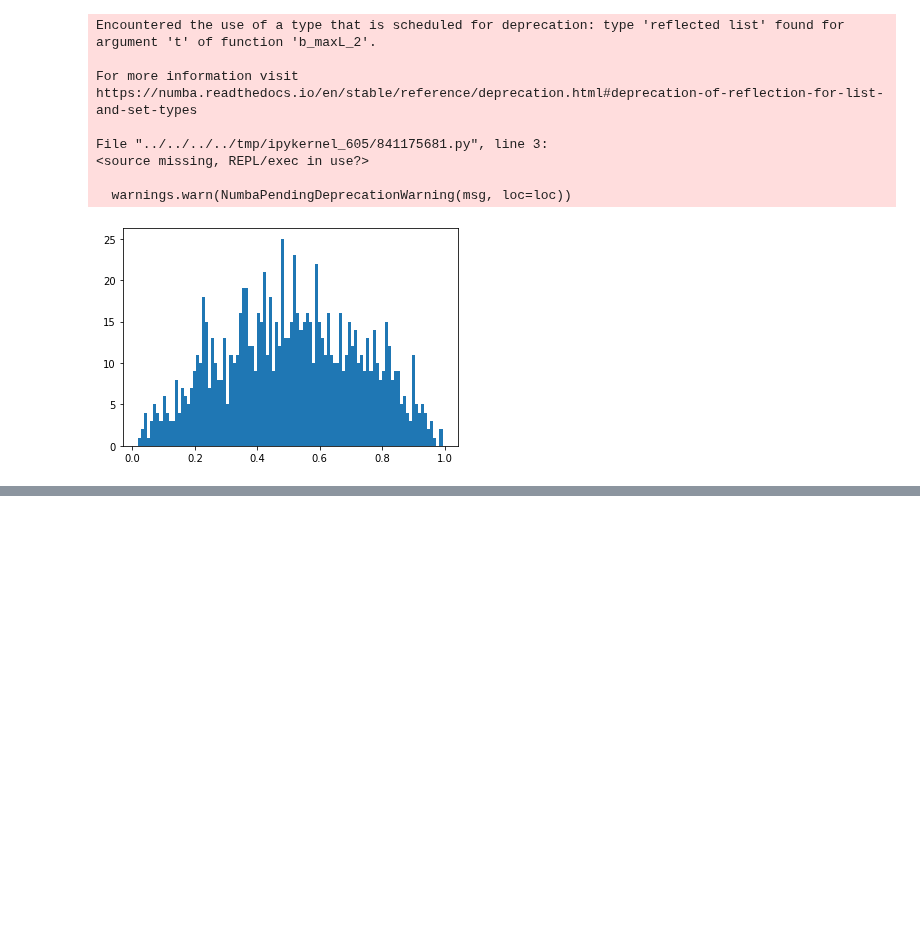
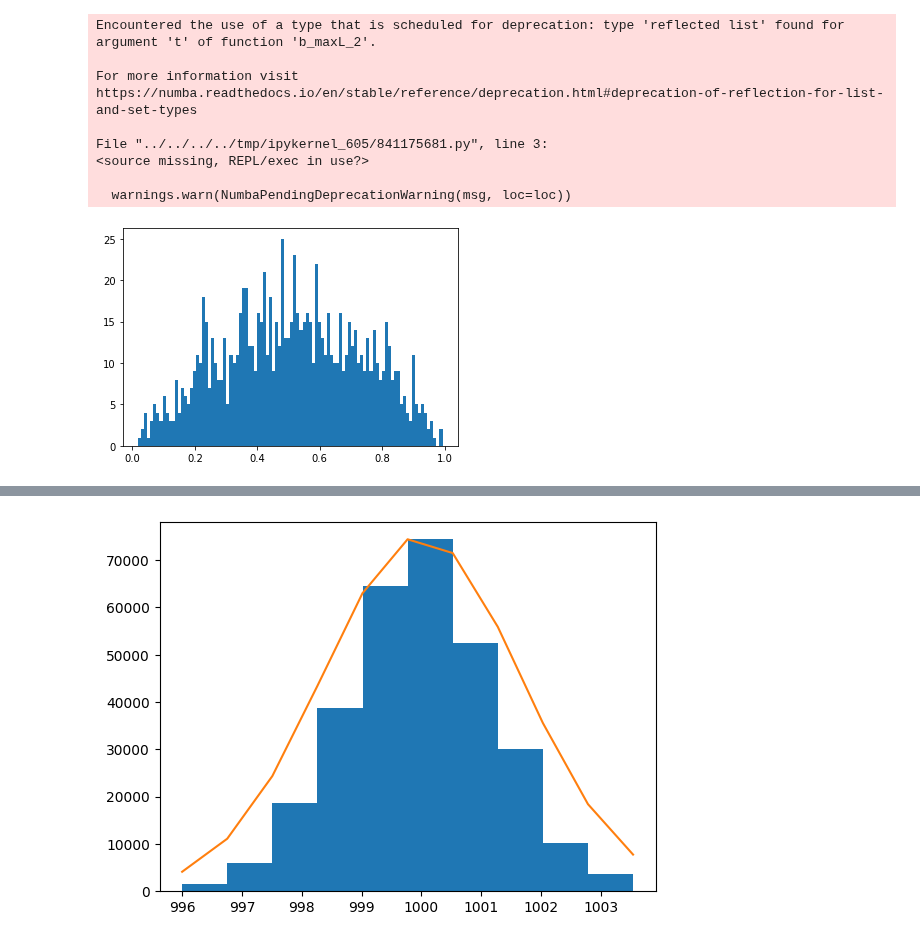
Before and after one commit to moej56153/Master_Thesis, a Jupyter notebook: integral_data_analysis/PPC_distribution.ipynb, the cells around one changed output, grey strips where cells are left out. Drawn from its saved outputs; the diff is of its cells as text; code cells hidden in the pictures; blank space fills up the shorter version.

```diff
--- a/integral_data_analysis/PPC_distribution.ipynb
+++ b/integral_data_analysis/PPC_distribution.ipynb
@@ -98,17 +98,15 @@ def calc_bmaxL_variance_matrix(b_array, s1_array, t1_array, s2_array, t2_array,
                     for t2_i, t2 in enumerate(t2_array):
                         bs = np.zeros(num_samples)
                         for n_i in range(num_samples):
-                            s1n = np.random.poisson(s1)
-                            s2n = np.random.poisson(s2)
-                            c1n = s1n + np.random.poisson(b)
-                            c2n = s2n + np.random.poisson(b)
-                            bs[n_i] = b_maxL_2(np.array([s1n, s2n]), np.array([t1, t2]), np.array([c1n, c2n]))
+                            c1 = np.random.poisson(t1 * (s1 + b))
+                            c2 = np.random.poisson(t2 * (s2 + b))
+                            bs[n_i] = b_maxL_2(np.array([s1, s2]), np.array([t1, t2]), np.array([c1, c2]))
                         if b_i == 2 and s1_i == 2 and s2_i == 2:
                             print(bs)
                             print(b, s1, t1, s2, t2)
-                            print(s1n, s2n, c1n, c2n)
-                            print(b_maxL_2([s1n, s2n], [t1, t2], [c1n, c2n]))
-                        variance_matrix[b_i, s1_i, t1_i, s2_i, t2_i] = np.var(bs)
+                            print([s1, s2], [t1, t2], [c1, c2])
+                            print(b_maxL_2([s1, s2], [t1, t2], [c1, c2]))
+                        variance_matrix[b_i, s1_i, t1_i, s2_i, t2_i] = np.var(bs - b)
     return variance_matrix
 # %%
 input_b = np.geomspace(1,1000,3)
@@ -133,0 +131,67 @@ b_maxL_2(np.array([960 ,1053 ]), np.array([1. ,1.]),np.array([1979.,2046.]))
+# %%
+# true incoming rates
+s1 = 1000.
+s2 = 1000.
+b = 1000.
+
+# include time, even though rates = counts here, only included so that b_max_L doesn't have to be rewritten
+t1 = 600.
+t2 = 600.
+
+times = np.array([t1, t2])
+
+true_rates = np.array([s1, s2, b, b])
+cluster_size = 2
+
+# How many posterior samples
+num_posterior_samples = 300
+# How many predictive samples, equivalent to number of real data bins in real analysis
+num_predictive_samples = 1000
+# Bins in plot
+num_bins = 10
+
+# standard deviation of posterior
+posterior_std = np.array([0., 0.])
+# samples of posterior
+posterior_samples = np.random.normal(true_rates[:cluster_size], posterior_std, size=(num_posterior_samples, cluster_size))
+
+
+# Each posterior sample is sampled into the predictive samples
+posterior_predictive_source_counts = np.random.poisson(posterior_samples * times, (num_predictive_samples, num_posterior_samples, cluster_size))
+print(posterior_predictive_source_counts)
+
+# actual measured counts, available to use in analysis
+measured_counts = np.random.poisson(true_rates * np.tile(times, 2), (num_predictive_samples, len(true_rates)))
+measured_counts_combined = measured_counts[:,:cluster_size] + measured_counts[:,cluster_size:]
+
+# maximum likelihood background
+b_max_L = np.zeros((num_predictive_samples, num_posterior_samples))
+for i in range(num_posterior_samples):
+    for j in range(num_predictive_samples):
+        b_max_L[j, i] = b_maxL_2(posterior_samples[i], times, measured_counts_combined[j])
+n, bins, _ = plt.hist(b_max_L.flatten(), bins=num_bins)
+x = bins
+y = normal_dist(bins, b, v[2,2,0,2,0])
+y = y * np.amax(n) / np.amax(y)
+plt.plot(x, y)
+
+
+
+
+# # Repeat for easier usage
+# posterior_predictive_background_counts = np.repeat(b_max_L[:,:,np.newaxis], 2, axis=2)
+# # Sample posterior predictive counts
+# posterior_predictive_counts = np.random.poisson(posterior_predictive_background_counts + posterior_predictive_source_counts)
+# # Sort posterior predictive counts for each predictive sample, i.e. sort posterior samples
+# argsort = np.argsort(posterior_predictive_counts, axis=1)
+# total = np.take_along_axis(posterior_predictive_counts, argsort, axis=1)
+
+# # Find placement of measured counts in sorted array
+# cdf = np.zeros(num_predictive_samples)
+# for i in range(num_predictive_samples):
+#     cdf[i] = ((np.searchsorted(total[i,:,0], measured_counts_combined[i, 0], "left")
+#                      + np.searchsorted(total[i,:,0], measured_counts_combined[i, 0], "right"))
+#                      / (2 * num_posterior_samples))
+
+# _ = plt.hist(cdf, bins=num_bins)
+# %% [output]
@@ -133,0 +216 @@ b_maxL_2(np.array([960 ,1053 ]), np.array([1. ,1.]),np.array([1979.,2046.]))
+[figure, added]
```
Also changed, not shown: parts of 5 cells of this notebook.
